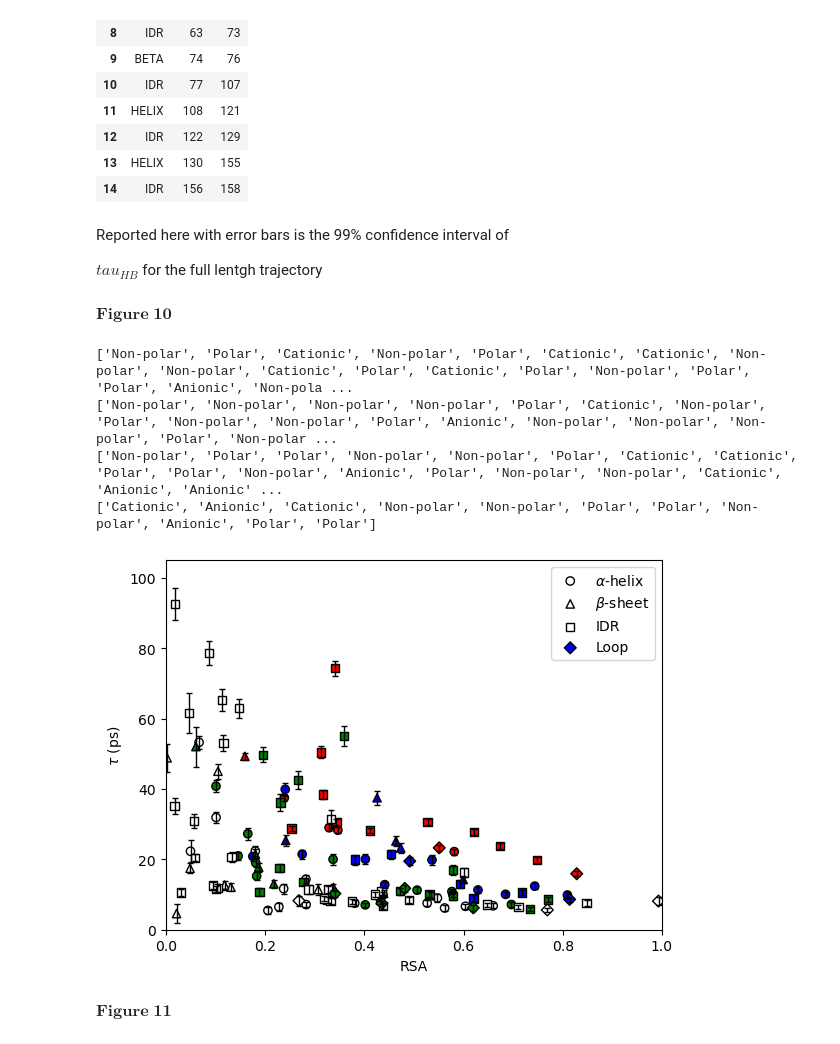
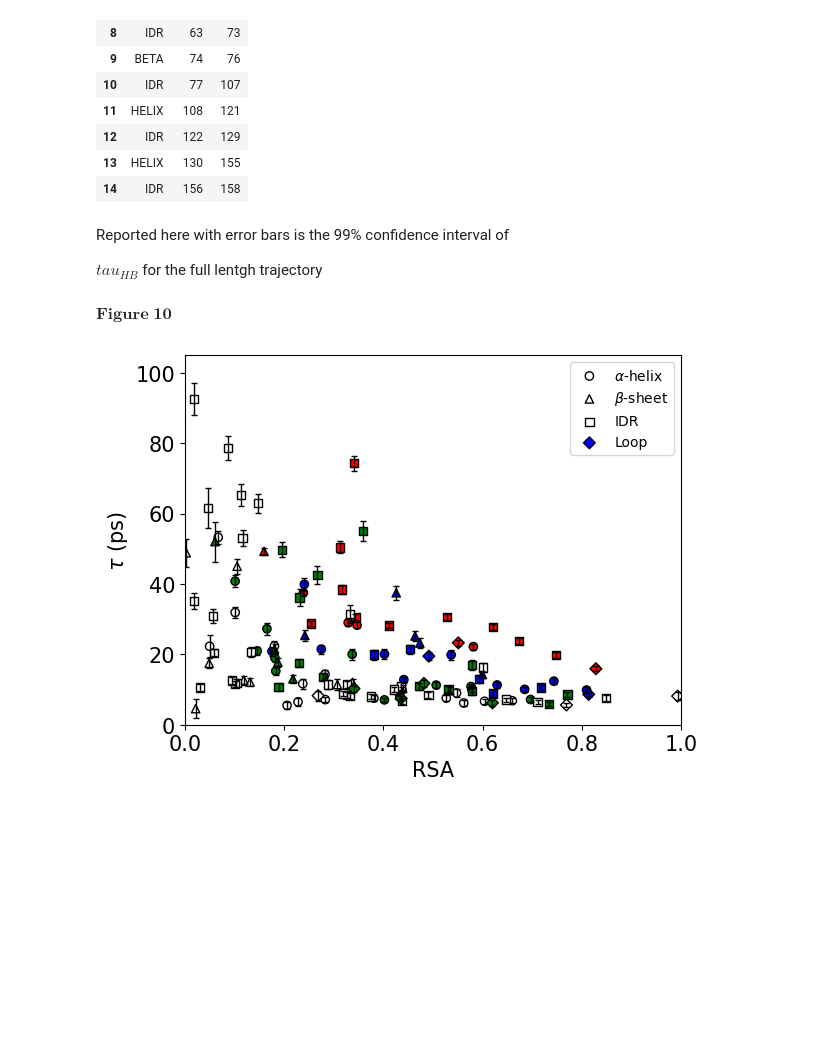
Before and after one commit to hpoudel1/SUMO-1_UBC9_dataset, a Jupyter notebook: residue_Ct_analysis/Computing C(t) confidence.ipynb, the cells around one changed output. Drawn from its saved outputs; the diff is of its cells as text; code cells hidden in the pictures; blank space fills up the shorter version.

```diff
--- a/residue_Ct_analysis/Computing C(t) confidence.ipynb
+++ b/residue_Ct_analysis/Computing C(t) confidence.ipynb
@@ -534,8 +536,12 @@ for i in ['HELIX','BETA','IDR','LOOP']:
     z3 = list(map(lambda k: labels[k], sumo1_df[TF]['electro'].values))
     print(z3)
     color_it = sumo1_df[TF]['electro'].values
+    temp = []
+    for colour in color_it:
+        if colour != 'white': temp.append(colour)
+        else: temp.append('lightgray')
     plt.errorbar(y, x, yerr=xerr, color='white', alpha=1, ecolor='k', capsize=2, linewidth=0, elinewidth=1)
-    plt.scatter(y, x, c=color_it , marker=markers[i], label=label_it[i], edgecolors='k')
+    plt.scatter(y, x, c=temp , marker=markers[i], label=label_it[i], edgecolors='k')
     dfout_temp = pd.DataFrame()
     dfout_temp['tau']=x
     dfout_temp['RSA']=y
@@ -641,46 +713,42 @@ ubc9_df['ci_99'] = t.interval(alpha=0.99, scale=pd_saveit_ubc9[symbols['sigma']]
 ubc9_df['struct'] = [j[0] for i in ubc9_df['residue'].values for j in reg_struct_ubc9.values if i>=j[1] and i<=j[2]]
 ubc9_df['shape'] = [ markers[i] for i in ubc9_df['struct'].values]
 ubc9_df['electro'] = [ res_to_elect[i] for i in ubc9_df['name'].values ]
-# %% [markdown]
-Reported here with error bars is the 99% confidence interval of
-
-$tau_{HB}$ for the full lentgh trajectory
-# %% [markdown]
-$\mathbf{Figure\; 10}$
+# %% [markdown]
+Reported here with error bars is the 99% confidence interval of
+
+$tau_{HB}$ for the full lentgh trajectory
+# %% [markdown]
+$\mathbf{Figure\; 10}$
 # %%
 dfout = pd.DataFrame()
 for i in ['HELIX','BETA','IDR','LOOP']:
     dfout_temp = pd.DataFrame()
     TF =  ( ubc9_df['struct']==i )
     x = ubc9_df[TF][symbols['tau']].values
     xerr = ubc9_df[TF]['ci_99'].values
     y = ubc9_df[TF]['RSA'].values
     z = ubc9_df[TF]['residue'].values
     z2 = ubc9_df[TF]['name'].values
     z3 = list(map(lambda k: labels[k], ubc9_df[TF]['electro'].values))
-    print(z3)
+
     color_it = ubc9_df[TF]['electro'].values
     plt.errorbar(y, x, yerr=xerr, color='white', alpha=1, ecolor='k', capsize=2, linewidth=0, elinewidth=1)
-    plt.scatter(y, x, c=color_it , marker=markers[i], label=label_it[i], edgecolors='k')
+    if i != 'white': plt.scatter(y, x, c=color_it , marker=markers[i], label=label_it[i], edgecolors='k')
+    else:plt.scatter(y, x, c='lightgrey' , marker=markers[i], label=label_it[i], edgecolors='k')
     dfout_temp = pd.DataFrame()
     dfout_temp['tau']=x
     dfout_temp['RSA']=y
     dfout_temp['residue']=z
     dfout_temp['number']=z2
     dfout_temp['type']=z3
     dfout = pd.concat([dfout,dfout_temp], ignore_index=True, sort=False)
 dfout.to_csv('./tau_v_RSA_colorbyelectro-ubc9.csv')
 plt.ylim(0,105)
 plt.xlim(0,1)
-plt.xlabel('RSA')
-plt.ylabel(r'$\tau$ (ps)')
+plt.xlabel('RSA',size=15)
+plt.ylabel(r'$\tau$ (ps)', size=15)
+plt.tick_params(labelsize=15)
 plt.legend()
-plt.savefig('./tau_v_RSA_colorbyelectro-ubc9.png',dpi= 300)
+plt.savefig('./tau_v_RSA_colorbyelectro_withCI-ubc9.png',dpi= 300)
 # %% [output]
-['Non-polar', 'Polar', 'Cationic', 'Non-polar', 'Polar', 'Cationic', 'Cationic', 'Non-polar', 'Non-polar', 'Cationic', 'Polar', 'Cationic', 'Polar', 'Non-polar', 'Polar', 'Polar', 'Anionic', 'Non-pola ...
-['Non-polar', 'Non-polar', 'Non-polar', 'Non-polar', 'Polar', 'Cationic', 'Non-polar', 'Polar', 'Non-polar', 'Non-polar', 'Polar', 'Anionic', 'Non-polar', 'Non-polar', 'Non-polar', 'Polar', 'Non-polar ...
-['Non-polar', 'Polar', 'Polar', 'Non-polar', 'Non-polar', 'Polar', 'Cationic', 'Cationic', 'Polar', 'Polar', 'Non-polar', 'Anionic', 'Polar', 'Non-polar', 'Non-polar', 'Cationic', 'Anionic', 'Anionic' ...
-['Cationic', 'Anionic', 'Cationic', 'Non-polar', 'Non-polar', 'Polar', 'Polar', 'Non-polar', 'Anionic', 'Polar', 'Polar']
-[figure, old version]
+[figure, new version]
-# %% [markdown]
-$\mathbf{Figure\; 11}$
```
Also changed, not shown: parts of 44 cells of this notebook, 17 other files.
